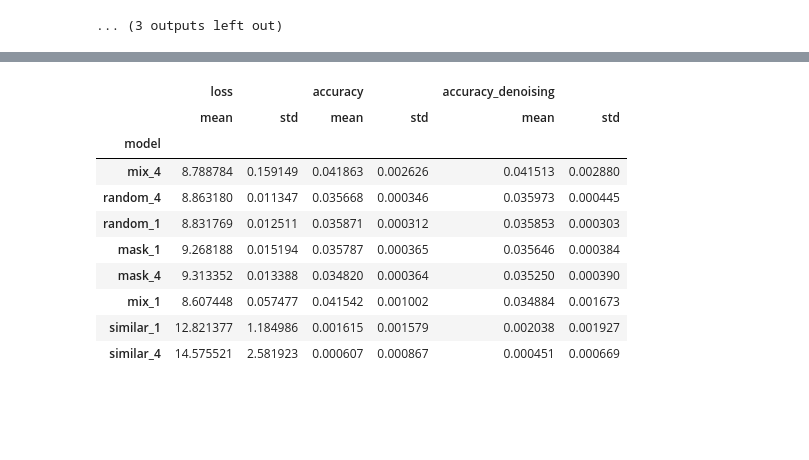
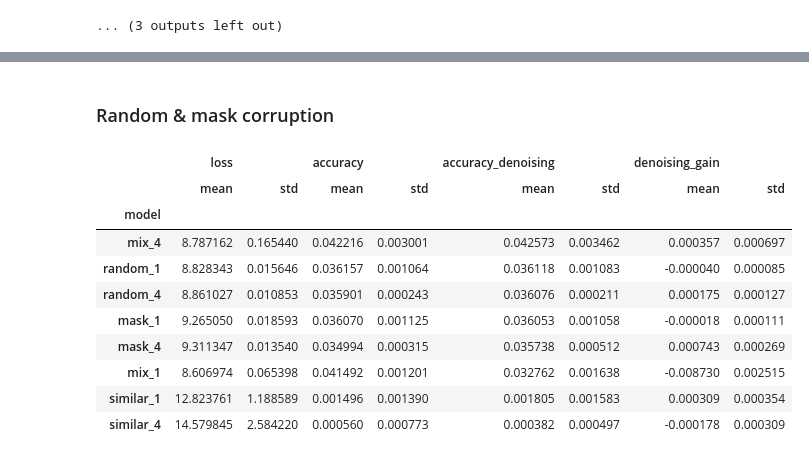
Before and after one commit to AndreRab/Multi-Phase-Corruption-Curriculum-for-Diffusion-Language-Models-training, a Jupyter notebook: results/results.ipynb, the cells around one changed output, grey strips where cells are left out. Saved outputs shown, nothing was run; the diff lists cells and outputs as text; code cells hidden in the pictures; blank space fills up the shorter version.

```diff
--- a/results/results.ipynb
+++ b/results/results.ipynb
@@ -213,6 +216,6 @@ for corruption_method in df['corruption_method'].unique():
 # %%
-df_1_step = pd.read_json('eval/evaluation_results_20.json')
-df_4_steps = pd.read_json('eval/evaluation_results_20_4_steps.json')
+df_1_step = pd.read_json('eval/evaluation_results_50.json')
+df_4_steps = pd.read_json('eval/evaluation_results_50_4_steps.json')
 
 df_1_step = df_1_step[df_1_step.model != 'default']
 df_1_step.model = df_1_step.model.map(lambda x: x.split('_')[0] + '_1' if '_' in x else x)
@@ -221,4 +224,5 @@ df_4_steps = df_4_steps[df_4_steps.model != 'default']
 df_4_steps.model = df_4_steps.model.map(lambda x: x.split('_')[0] + '_4' if '_' in x else x)
 
 df = pd.concat([df_1_step, df_4_steps], ignore_index=True)
+df['denoising_gain'] = df['accuracy_denoising'] - df['accuracy']
 # %%
@@ -279,23 +338,27 @@ for method in METHODS:
+# %% [markdown]
+### Random & mask corruption
 # %%
 df_random_mask_cr = df[df['corruption_method'].isin(['random', 'mask'])]
-df_random_mask_cr.groupby(
+df_random_mask_cr_grouped = df_random_mask_cr.groupby(
     ['model']
 ).agg(
     {
         'loss': ['mean', 'std'],
         'accuracy': ['mean', 'std'],
-        'accuracy_denoising': ['mean', 'std']
+        'accuracy_denoising': ['mean', 'std'],
+        'denoising_gain': ['mean', 'std']
     }
 ).sort_values(by=('accuracy_denoising', 'mean'), ascending=False)
+df_random_mask_cr_grouped
 # %% [output]
-|  | loss |  | accuracy |  | accuracy_denoising |  |
-|  | mean | std | mean | std | mean | std |
-| model |  |  |  |  |  |  |
-| mix_4 | 8.788784 | 0.159149 | 0.041863 | 0.002626 | 0.041513 | 0.002880 |
-| random_4 | 8.863180 | 0.011347 | 0.035668 | 0.000346 | 0.035973 | 0.000445 |
-| random_1 | 8.831769 | 0.012511 | 0.035871 | 0.000312 | 0.035853 | 0.000303 |
-| mask_1 | 9.268188 | 0.015194 | 0.035787 | 0.000365 | 0.035646 | 0.000384 |
-| mask_4 | 9.313352 | 0.013388 | 0.034820 | 0.000364 | 0.035250 | 0.000390 |
-| mix_1 | 8.607448 | 0.057477 | 0.041542 | 0.001002 | 0.034884 | 0.001673 |
-| similar_1 | 12.821377 | 1.184986 | 0.001615 | 0.001579 | 0.002038 | 0.001927 |
-| similar_4 | 14.575521 | 2.581923 | 0.000607 | 0.000867 | 0.000451 | 0.000669 |
+|  | loss |  | accuracy |  | accuracy_denoising |  | denoising_gain |  |
+|  | mean | std | mean | std | mean | std | mean | std |
+| model |  |  |  |  |  |  |  |  |
+| mix_4 | 8.787162 | 0.165440 | 0.042216 | 0.003001 | 0.042573 | 0.003462 | 0.000357 | 0.000697 |
+| random_1 | 8.828343 | 0.015646 | 0.036157 | 0.001064 | 0.036118 | 0.001083 | -0.000040 | 0.000085 |
+| random_4 | 8.861027 | 0.010853 | 0.035901 | 0.000243 | 0.036076 | 0.000211 | 0.000175 | 0.000127 |
+| mask_1 | 9.265050 | 0.018593 | 0.036070 | 0.001125 | 0.036053 | 0.001058 | -0.000018 | 0.000111 |
+| mask_4 | 9.311347 | 0.013540 | 0.034994 | 0.000315 | 0.035738 | 0.000512 | 0.000743 | 0.000269 |
+| mix_1 | 8.606974 | 0.065398 | 0.041492 | 0.001201 | 0.032762 | 0.001638 | -0.008730 | 0.002515 |
+| similar_1 | 12.823761 | 1.188589 | 0.001496 | 0.001390 | 0.001805 | 0.001583 | 0.000309 | 0.000354 |
+| similar_4 | 14.579845 | 2.584220 | 0.000560 | 0.000773 | 0.000382 | 0.000497 | -0.000178 | 0.000309 |
```
Also changed, not shown: parts of 32 cells of this notebook, 1 other file.
